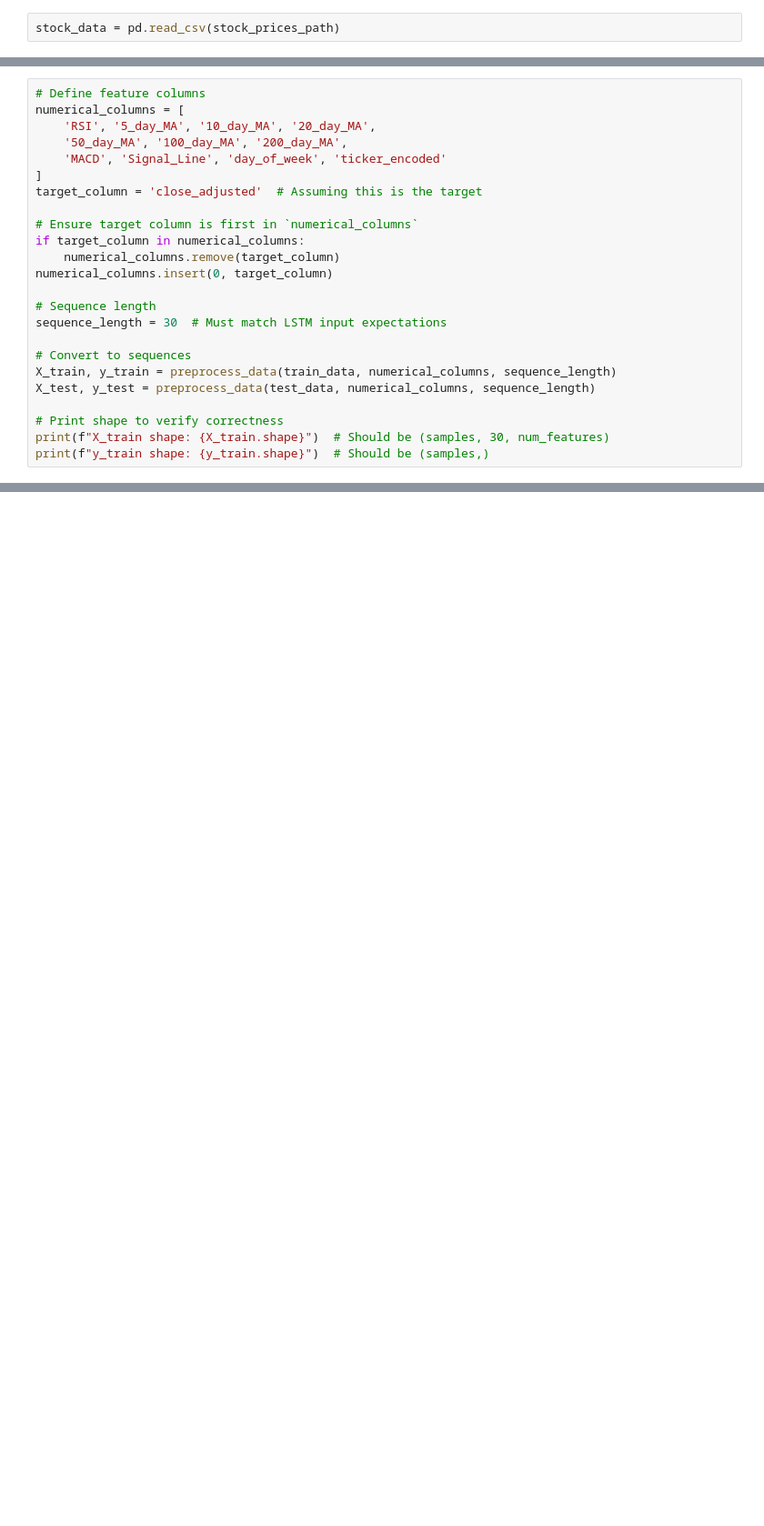
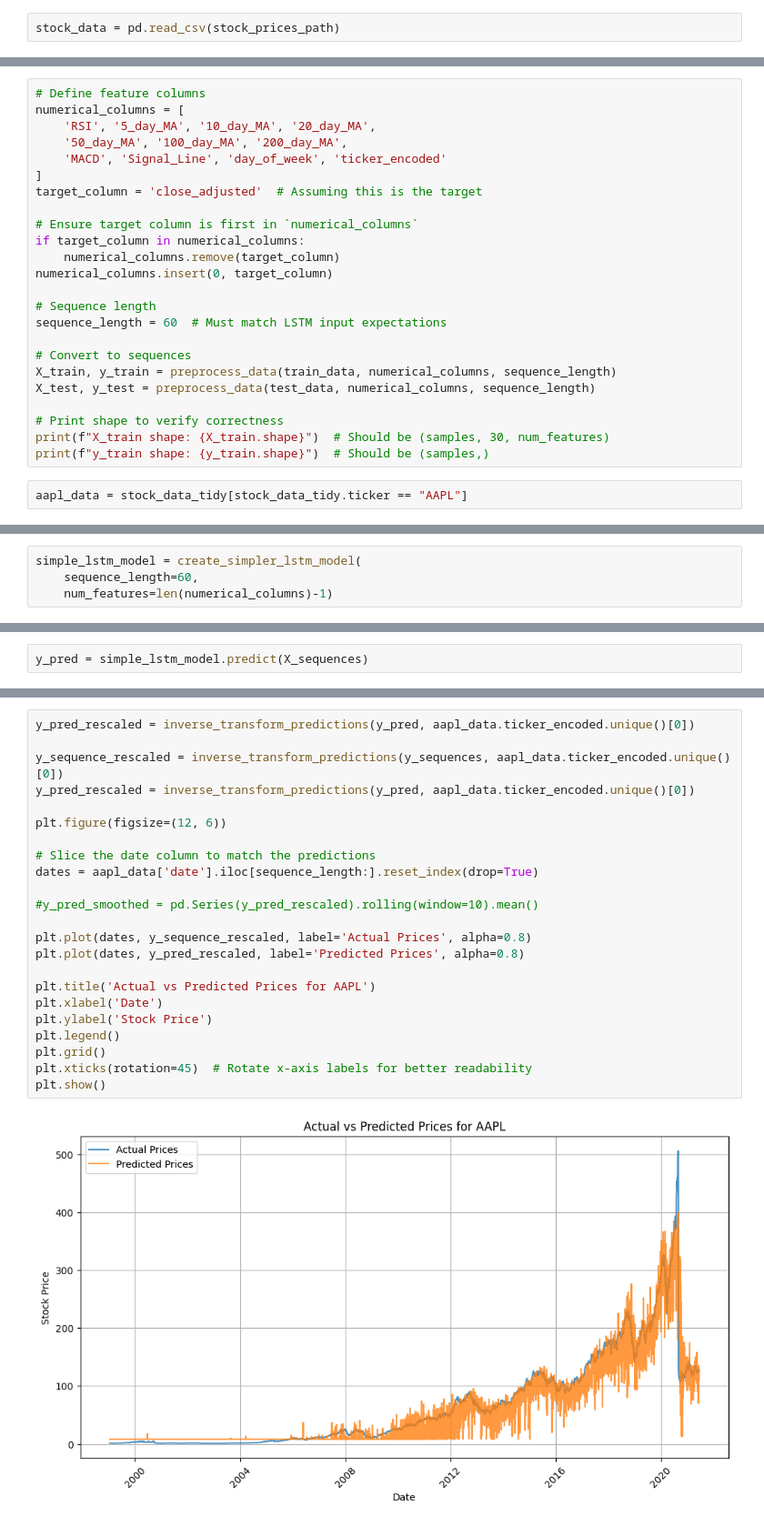
Before and after one commit to thunder913/Deep-Learning, a Jupyter notebook: stocks_deep_learning.ipynb, the cells around one changed output, grey strips where cells are left out. Shown at 91% size. Saved outputs shown, nothing was run; the diff lists cells and outputs as text; blank space fills up the shorter version.

```diff
--- a/stocks_deep_learning.ipynb
+++ b/stocks_deep_learning.ipynb
@@ -823,7 +826,7 @@ if target_column in numerical_columns:
 numerical_columns.insert(0, target_column)
 
 # Sequence length
-sequence_length = 30  # Must match LSTM input expectations
+sequence_length = 60  # Must match LSTM input expectations
 
 # Convert to sequences
 X_train, y_train = preprocess_data(train_data, numerical_columns, sequence_length)
@@ -832,3 +835,5 @@ X_test, y_test = preprocess_data(test_data, numerical_columns, sequence_length)
 # Print shape to verify correctness
 print(f"X_train shape: {X_train.shape}")  # Should be (samples, 30, num_features)
 print(f"y_train shape: {y_train.shape}")  # Should be (samples,)
+# %%
+aapl_data = stock_data_tidy[stock_data_tidy.ticker == "AAPL"]
@@ -834,0 +901,4 @@ print(f"y_train shape: {y_train.shape}")  # Should be (samples,)
+# %%
+simple_lstm_model = create_simpler_lstm_model(
+    sequence_length=60,
+    num_features=len(numerical_columns)-1)
@@ -834,0 +922,2 @@ print(f"y_train shape: {y_train.shape}")  # Should be (samples,)
+# %%
+y_pred = simple_lstm_model.predict(X_sequences)
@@ -834,0 +926,25 @@ print(f"y_train shape: {y_train.shape}")  # Should be (samples,)
+# %%
+y_pred_rescaled = inverse_transform_predictions(y_pred, aapl_data.ticker_encoded.unique()[0])
+
+y_sequence_rescaled = inverse_transform_predictions(y_sequences, aapl_data.ticker_encoded.unique()[0])
+y_pred_rescaled = inverse_transform_predictions(y_pred, aapl_data.ticker_encoded.unique()[0])
+
+plt.figure(figsize=(12, 6))
+
+# Slice the date column to match the predictions
+dates = aapl_data['date'].iloc[sequence_length:].reset_index(drop=True)
+
+#y_pred_smoothed = pd.Series(y_pred_rescaled).rolling(window=10).mean()
+
+plt.plot(dates, y_sequence_rescaled, label='Actual Prices', alpha=0.8)
+plt.plot(dates, y_pred_rescaled, label='Predicted Prices', alpha=0.8)
+
+plt.title('Actual vs Predicted Prices for AAPL')
+plt.xlabel('Date')
+plt.ylabel('Stock Price')
+plt.legend()
+plt.grid()
+plt.xticks(rotation=45)  # Rotate x-axis labels for better readability
+plt.show()
+# %% [output]
+[figure, added]
```
Also changed, not shown: parts of 21 cells of this notebook.
